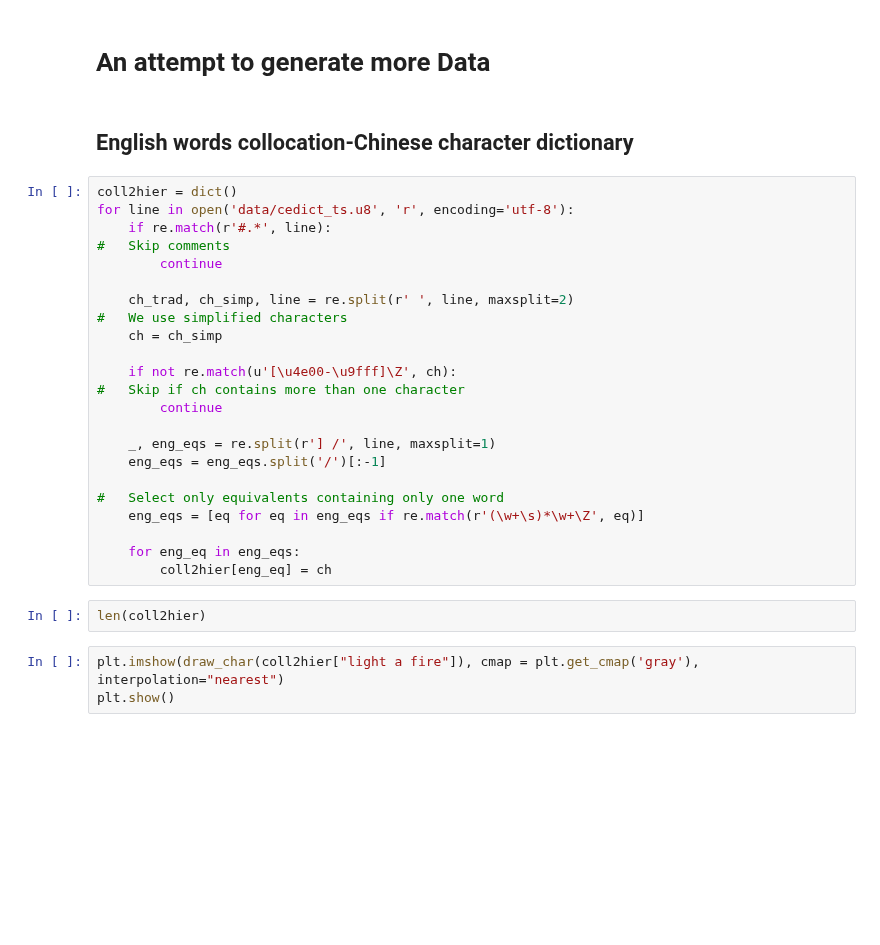
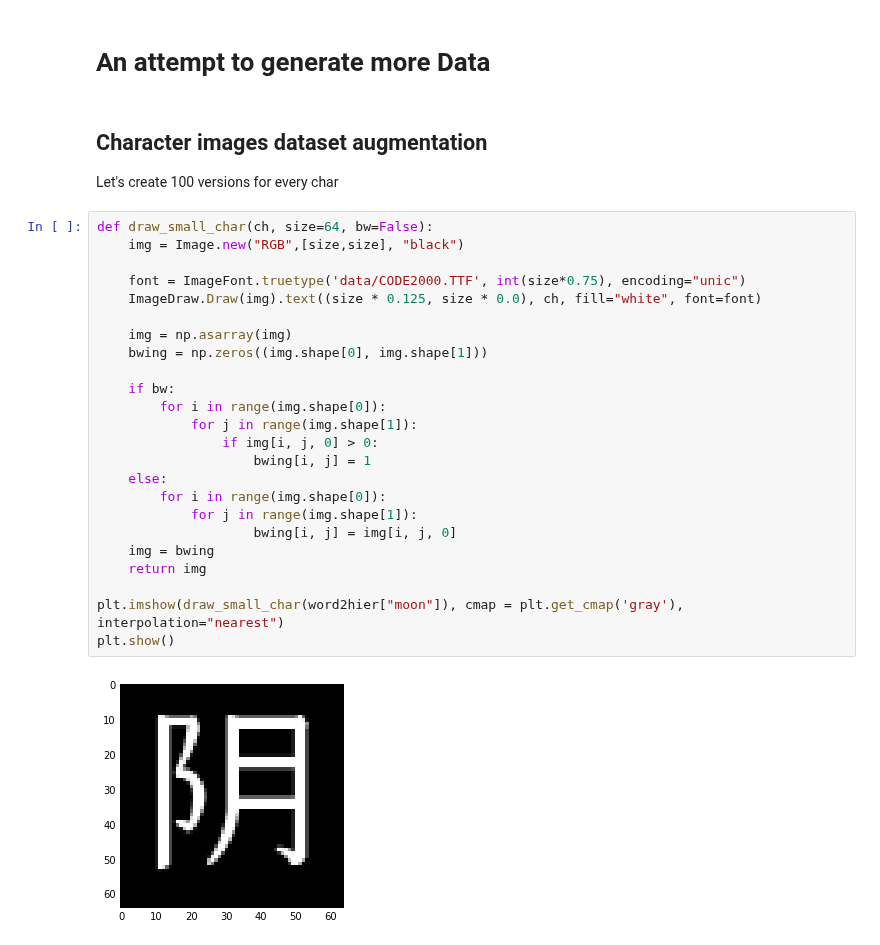
Before and after one commit to robolamp/SleepingCalligrapher, a Jupyter notebook: dict_gen.ipynb, the cells around one changed output. Drawn from its saved outputs; the diff is of its cells as text; blank space fills up the shorter version.

Commit message:
Issue #2: images dataset augmentation: initial commit

```diff
--- a/dict_gen.ipynb
+++ b/dict_gen.ipynb
@@ -150,32 +189,31 @@ print("{} lines wrote".format(lcount))
 # %% [markdown]
 # An attempt to generate more Data
-# %% [markdown]
-## English words collocation-Chinese character dictionary
-# %%
-coll2hier = dict()
-for line in open('data/cedict_ts.u8', 'r', encoding='utf-8'):
-    if re.match(r'#.*', line):
-#   Skip comments
-        continue
-
-    ch_trad, ch_simp, line = re.split(r' ', line, maxsplit=2)
-#   We use simplified characters
-    ch = ch_simp
-
-    if not re.match(u'[\u4e00-\u9fff]\Z', ch):
-#   Skip if ch contains more than one character
-        continue
-
-    _, eng_eqs = re.split(r'] /', line, maxsplit=1)
-    eng_eqs = eng_eqs.split('/')[:-1]
-
-#   Select only equivalents containing only one word
-    eng_eqs = [eq for eq in eng_eqs if re.match(r'(\w+\s)*\w+\Z', eq)]
-
-    for eng_eq in eng_eqs:
-        coll2hier[eng_eq] = ch
-# %%
-len(coll2hier)
-# %%
-plt.imshow(draw_char(coll2hier["light a fire"]), cmap = plt.get_cmap('gray'), interpolation="nearest")
-plt.show()
+# %% [markdown]
+## Character images dataset augmentation
+Let's create 100 versions for every char
+# %%
+def draw_small_char(ch, size=64, bw=False):
+    img = Image.new("RGB",[size,size], "black")
+
+    font = ImageFont.truetype('data/CODE2000.TTF', int(size*0.75), encoding="unic")
+    ImageDraw.Draw(img).text((size * 0.125, size * 0.0), ch, fill="white", font=font)
+
+    img = np.asarray(img)
+    bwing = np.zeros((img.shape[0], img.shape[1]))
+
+    if bw:
+        for i in range(img.shape[0]):
+            for j in range(img.shape[1]):
+                if img[i, j, 0] > 0:
+                    bwing[i, j] = 1
+    else:
+        for i in range(img.shape[0]):
+            for j in range(img.shape[1]):
+                    bwing[i, j] = img[i, j, 0]
+    img = bwing
+    return img
+
+plt.imshow(draw_small_char(word2hier["moon"]), cmap = plt.get_cmap('gray'), interpolation="nearest")
+plt.show()
+# %% [output]
+[figure, added]
```
Also changed, not shown: parts of 11 cells of this notebook.
